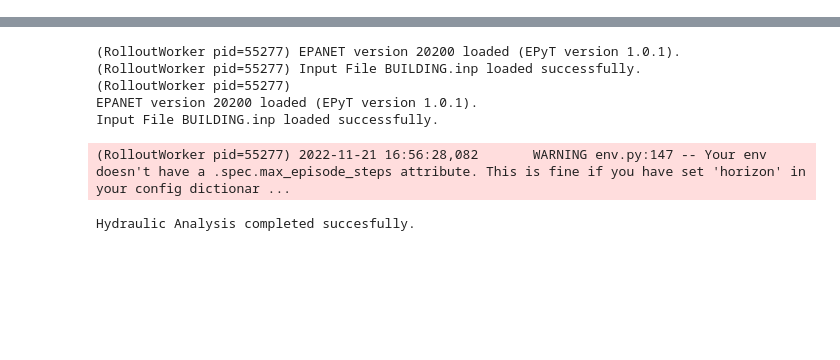
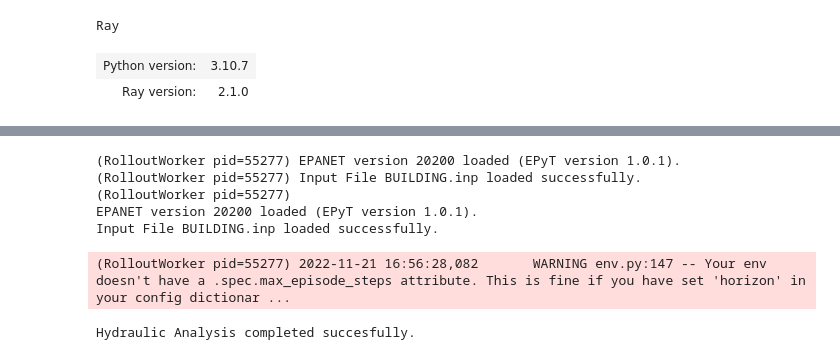
Before and after one commit to maxdumas/engineering-smart-cities-final-project, a Jupyter notebook: notebooks/simulate_epanet.ipynb, the cells around one changed output, grey strips where cells are left out. Saved outputs shown, nothing was run; the diff lists cells and outputs as text; code cells hidden in the pictures; blank space fills up the shorter version.

```diff
--- a/notebooks/simulate_epanet.ipynb
+++ b/notebooks/simulate_epanet.ipynb
@@ -5,3 +6,6 @@ from ray.rllib.algorithms.algorithm import Algorithm
 
 from esc.water_usage import MINUTES_PER_DAY, TYPICAL_BUILDING_MEAN_WATER_CONSUMPTION_LITER_PER_MINUTE, relative_occupant_water_demand
 from esc.electricity_rates import electricity_rate
+# %%
+ray.init()
+# %% [output]
@@ -8,3 +14,6 @@ from esc.electricity_rates import electricity_rate
+Ray
+| Python version: | 3.10.7 |
+| Ray version: | 2.1.0 |
 # %%
 algo = Algorithm.from_checkpoint('../data/models/test01/checkpoint_000851')
 # %% [output]
```
Also changed, not shown: parts of 3 cells of this notebook.
